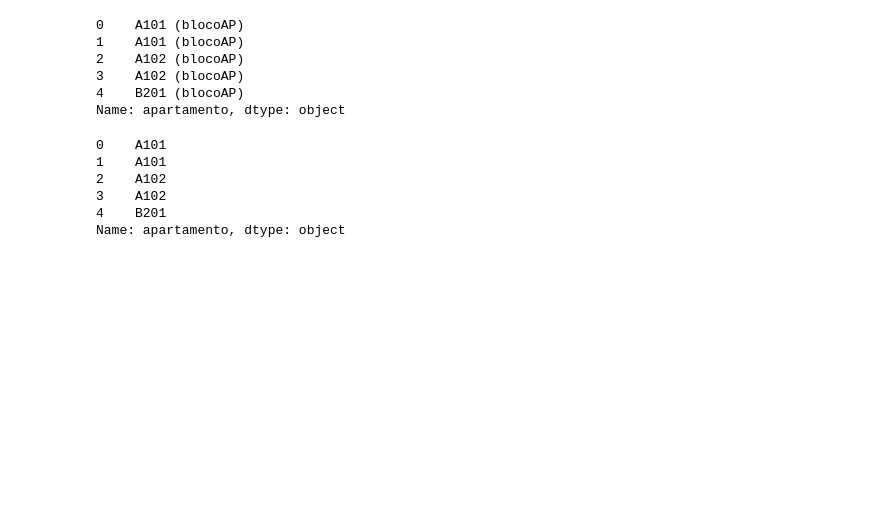
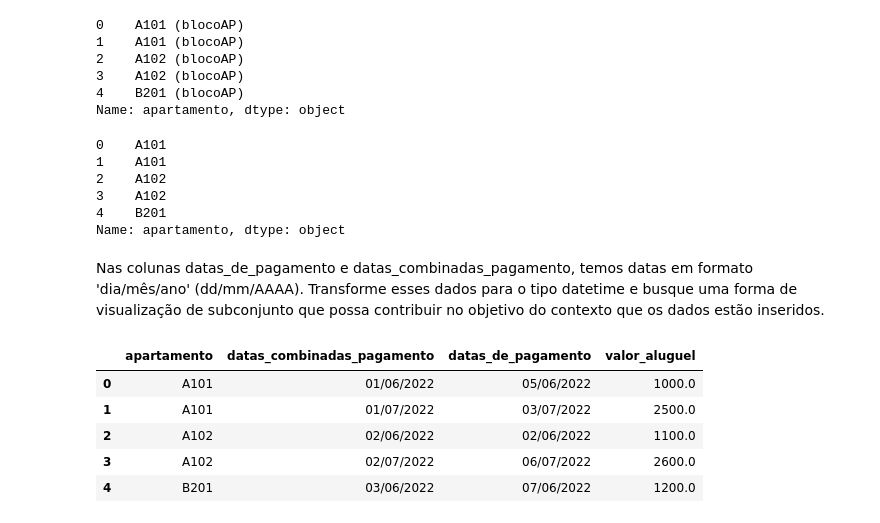
Before and after one commit to Uill-Iam/Estudo, a Jupyter notebook: Python/Data Science/Aplicacao_com_pandas/Transaformcao_manipulacao_dados/administracao_condominio.ipynb, the cells around one changed output. Cells and saved outputs as stored; diff of their text form; code cells hidden in the pictures; blank space fills up the shorter version.

```diff
--- a/Python/Data Science/Aplicacao_com_pandas/Transaformcao_manipulacao_dados/administracao_condominio.ipynb
+++ b/Python/Data Science/Aplicacao_com_pandas/Transaformcao_manipulacao_dados/administracao_condominio.ipynb
@@ -166,3 +166,14 @@ dados_adm_condominios['apartamento'].head()
 3    A102
 4    B201
 Name: apartamento, dtype: object
+# %% [markdown]
+Nas colunas datas_de_pagamento e datas_combinadas_pagamento, temos datas em formato 'dia/mês/ano' (dd/mm/AAAA). Transforme esses dados para o tipo datetime e busque uma forma de visualização de subconjunto que possa contribuir no objetivo do contexto que os dados estão inseridos.
+# %%
+dados_adm_condominios.head()
+# %% [output]
+|  | apartamento | datas_combinadas_pagamento | datas_de_pagamento | valor_aluguel |
+| 0 | A101 | 01/06/2022 | 05/06/2022 | 1000.0 |
+| 1 | A101 | 01/07/2022 | 03/07/2022 | 2500.0 |
+| 2 | A102 | 02/06/2022 | 02/06/2022 | 1100.0 |
+| 3 | A102 | 02/07/2022 | 06/07/2022 | 2600.0 |
+| 4 | B201 | 03/06/2022 | 07/06/2022 | 1200.0 |
```
Also changed, not shown: parts of 5 cells of this notebook, 2 other files.
